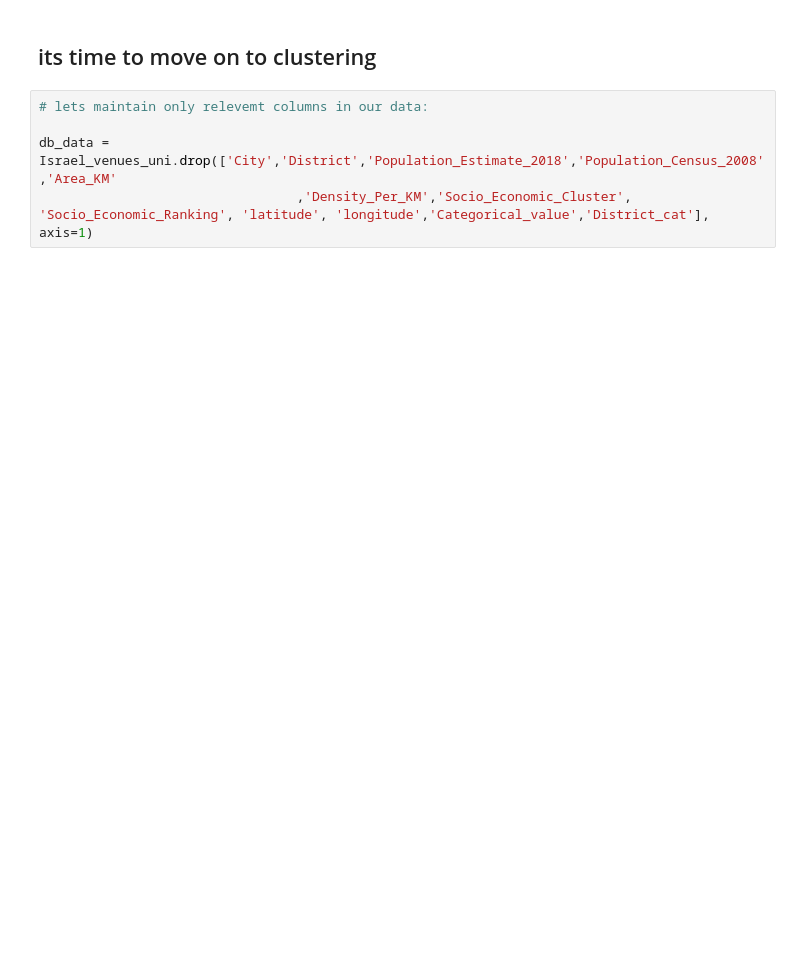
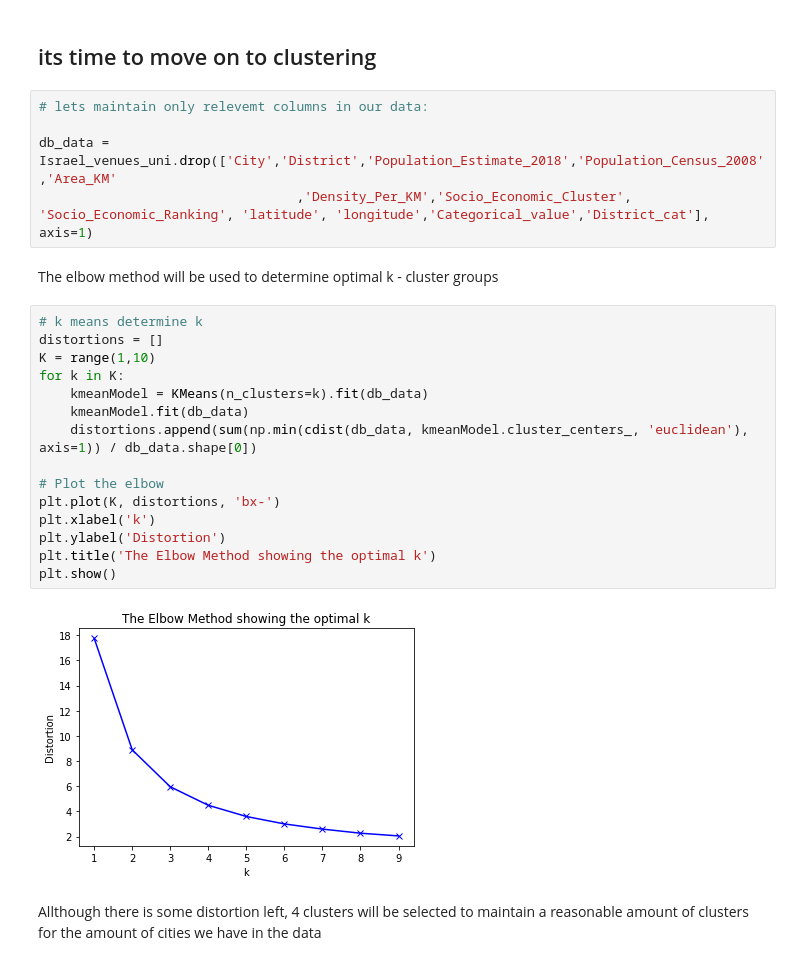
Before and after one commit to guy6400/Coursera_Capstone, a Jupyter notebook: Capstone_Project_Final.ipynb, the cells around one changed output. Saved outputs shown, nothing was run; the diff lists cells and outputs as text; blank space fills up the shorter version.

```diff
--- a/Capstone_Project_Final.ipynb
+++ b/Capstone_Project_Final.ipynb
@@ -1153,3 +1215,24 @@ Now weve established Socio-Economic City status is not meaningfully correlated t
 
 db_data = Israel_venues_uni.drop(['City','District','Population_Estimate_2018','Population_Census_2008','Area_KM'
                                  ,'Density_Per_KM','Socio_Economic_Cluster', 'Socio_Economic_Ranking', 'latitude', 'longitude','Categorical_value','District_cat'], axis=1)
+# %% [markdown]
+The elbow method will be used to determine optimal k - cluster groups
+# %%
+# k means determine k
+distortions = []
+K = range(1,10)
+for k in K:
+    kmeanModel = KMeans(n_clusters=k).fit(db_data)
+    kmeanModel.fit(db_data)
+    distortions.append(sum(np.min(cdist(db_data, kmeanModel.cluster_centers_, 'euclidean'), axis=1)) / db_data.shape[0])
+
+# Plot the elbow
+plt.plot(K, distortions, 'bx-')
+plt.xlabel('k')
+plt.ylabel('Distortion')
+plt.title('The Elbow Method showing the optimal k')
+plt.show()
+# %% [output]
+[figure, added]
+# %% [markdown]
+Allthough there is some distortion left, 4 clusters will be selected to maintain a reasonable amount of clusters for the amount of cities we have in the data
```
Also changed, not shown: parts of 52 cells of this notebook.
